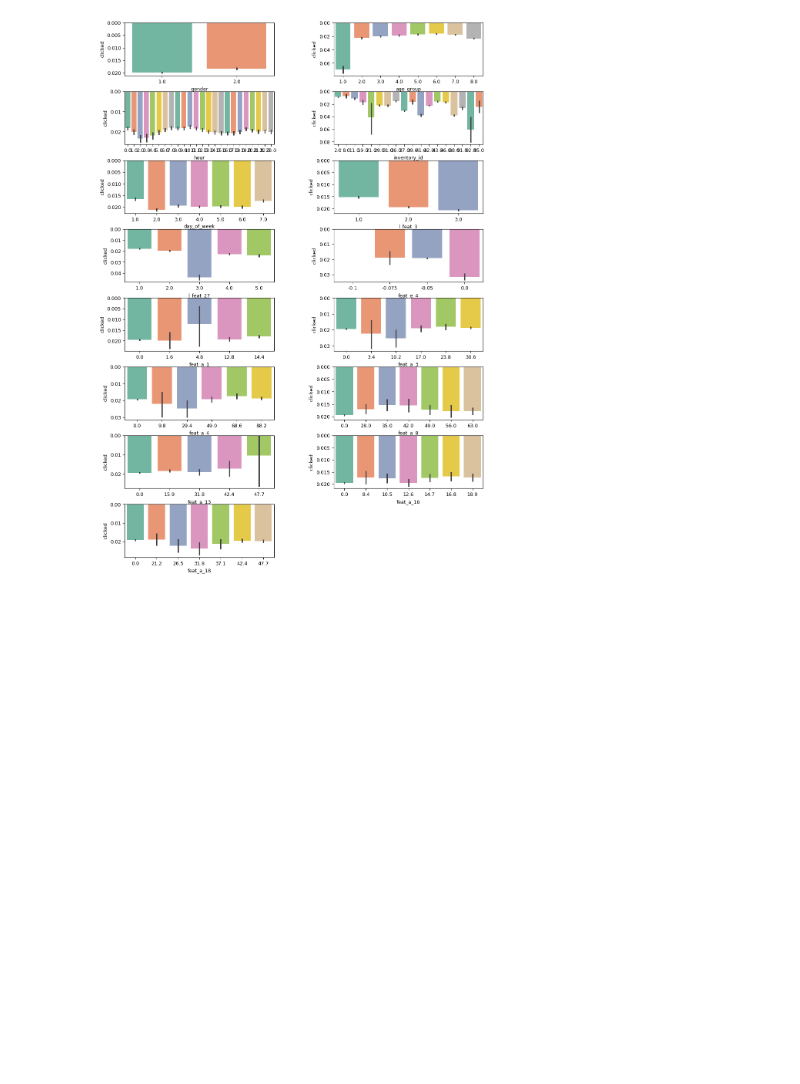
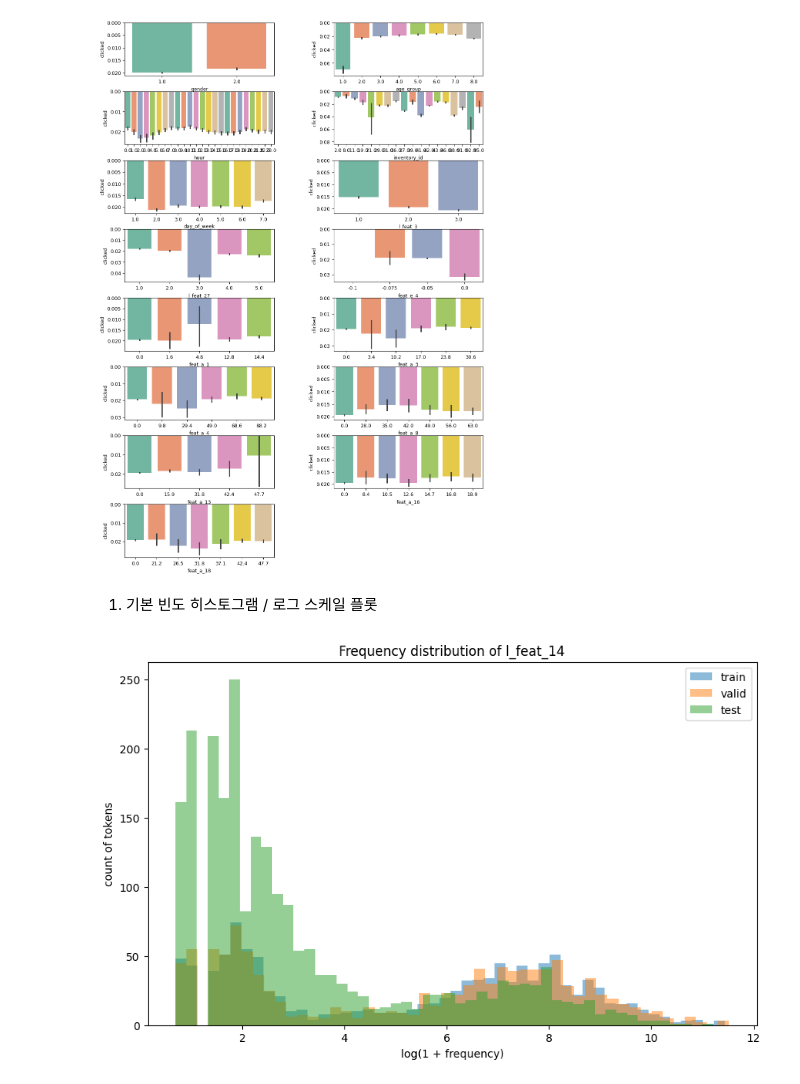
Before and after one commit to jiyoungeeeeeeeeeeeeeeeeeeeee/-Toss-CTR, a Jupyter notebook: CTR_test_EDA.ipynb, the cells around one changed output. Saved outputs shown, nothing was run; the diff lists cells and outputs as text; code cells hidden in the pictures; blank space fills up the shorter version.

```diff
--- a/CTR_test_EDA.ipynb
+++ b/CTR_test_EDA.ipynb
@@ -58,6 +58,7 @@ drive.mount('/content/drive')
 
 train= pd.read_parquet('/content/drive/MyDrive/Colab Notebooks/CRT/train_part1.parquet' , engine= 'pyarrow')
 test = pd.read_parquet('/content/drive/MyDrive/Colab Notebooks/CRT/test.parquet' , engine = 'pyarrow')
+valid = pd.read_parquet('/content/drive/MyDrive/Colab Notebooks/CRT/train_part3.parquet' , engine = 'pyarrow')
 # %% [output]
 Mounted at /content/drive
 # %%
@@ -369,3 +370,34 @@ Passing `palette` without assigning `hue` is deprecated and will be removed in v
 
   sns.barplot(x = train[feature],
 [figure]
+# %% [markdown]
+1. 기본 빈도 히스토그램 / 로그 스케일 플롯
+# %%
+import pandas as pd
+import matplotlib.pyplot as plt
+from collections import Counter
+import numpy as np
+
+col = "l_feat_14"  # 타겟 feature
+
+# 빈도 계산 함수
+def get_freq_series(df, col):
+    c = Counter(df[col])
+    freq = pd.Series(list(c.values()))
+    return freq.sort_values(ascending=False).reset_index(drop=True)
+
+freq_train = get_freq_series(train, col)
+freq_valid = get_freq_series(valid, col)
+freq_test  = get_freq_series(test,  col)
+
+plt.figure(figsize=(10,6))
+plt.hist(np.log1p(freq_train), bins=50, alpha=0.5, label='train')
+plt.hist(np.log1p(freq_valid), bins=50, alpha=0.5, label='valid')
+plt.hist(np.log1p(freq_test),  bins=50, alpha=0.5, label='test')
+plt.xlabel('log(1 + frequency)')
+plt.ylabel('count of tokens')
+plt.title(f'Frequency distribution of {col}')
+plt.legend()
+plt.show()
+# %% [output]
+[figure, added]
```
Also changed, not shown: parts of 10 cells of this notebook.
